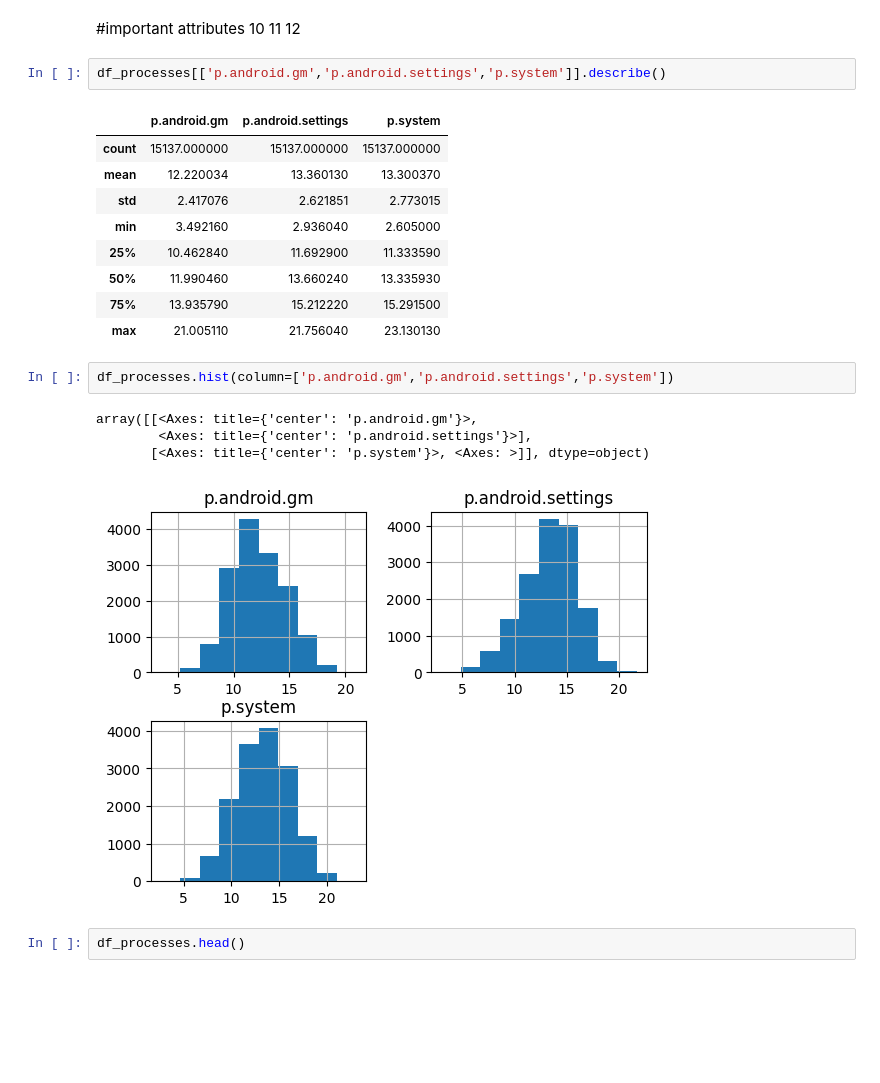
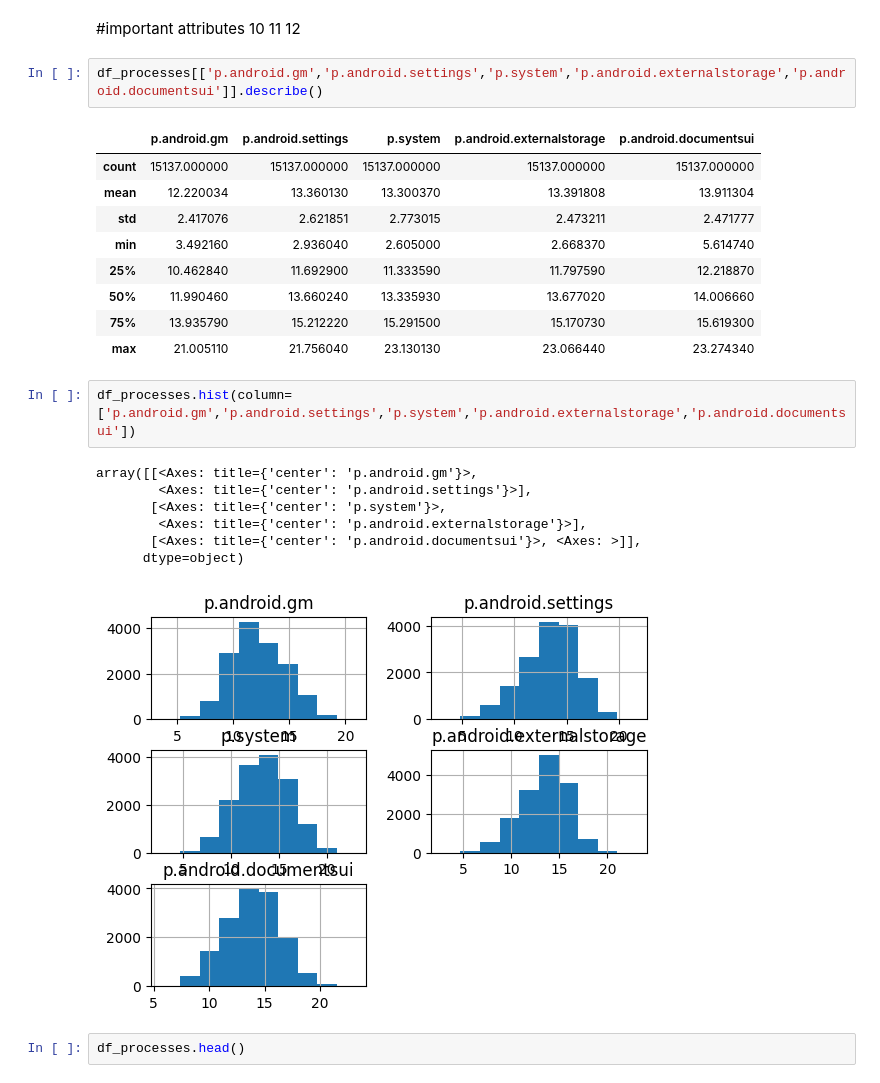
Before and after one commit to tomasswaier/IAU_project, a Jupyter notebook: 1partialcompletion.ipynb, the cells around one changed output. Drawn from its saved outputs; the diff is of its cells as text; blank space fills up the shorter version.

```diff
--- a/1partialcompletion.ipynb
+++ b/1partialcompletion.ipynb
@@ -226,24 +236,27 @@ array([[<Axes: title={'center': 'c.dogalize'}>,
 # %% [markdown]
 #important attributes 10 11 12
 # %%
-df_processes[['p.android.gm','p.android.settings','p.system']].describe()
+df_processes[['p.android.gm','p.android.settings','p.system','p.android.externalstorage','p.android.documentsui']].describe()
 # %% [output]
-|  | p.android.gm | p.android.settings | p.system |
-| count | 15137.000000 | 15137.000000 | 15137.000000 |
-| mean | 12.220034 | 13.360130 | 13.300370 |
-| std | 2.417076 | 2.621851 | 2.773015 |
-| min | 3.492160 | 2.936040 | 2.605000 |
-| 25% | 10.462840 | 11.692900 | 11.333590 |
-| 50% | 11.990460 | 13.660240 | 13.335930 |
-| 75% | 13.935790 | 15.212220 | 15.291500 |
-| max | 21.005110 | 21.756040 | 23.130130 |
+|  | p.android.gm | p.android.settings | p.system | p.android.externalstorage | p.android.documentsui |
+| count | 15137.000000 | 15137.000000 | 15137.000000 | 15137.000000 | 15137.000000 |
+| mean | 12.220034 | 13.360130 | 13.300370 | 13.391808 | 13.911304 |
+| std | 2.417076 | 2.621851 | 2.773015 | 2.473211 | 2.471777 |
+| min | 3.492160 | 2.936040 | 2.605000 | 2.668370 | 5.614740 |
+| 25% | 10.462840 | 11.692900 | 11.333590 | 11.797590 | 12.218870 |
+| 50% | 11.990460 | 13.660240 | 13.335930 | 13.677020 | 14.006660 |
+| 75% | 13.935790 | 15.212220 | 15.291500 | 15.170730 | 15.619300 |
+| max | 21.005110 | 21.756040 | 23.130130 | 23.066440 | 23.274340 |
 # %%
-df_processes.hist(column=['p.android.gm','p.android.settings','p.system'])
+df_processes.hist(column=['p.android.gm','p.android.settings','p.system','p.android.externalstorage','p.android.documentsui'])
 # %% [output]
 array([[<Axes: title={'center': 'p.android.gm'}>,
         <Axes: title={'center': 'p.android.settings'}>],
-       [<Axes: title={'center': 'p.system'}>, <Axes: >]], dtype=object)
+       [<Axes: title={'center': 'p.system'}>,
+        <Axes: title={'center': 'p.android.externalstorage'}>],
+       [<Axes: title={'center': 'p.android.documentsui'}>, <Axes: >]],
+      dtype=object)
-[figure, old version]
+[figure, new version]
 # %%
 df_processes.head()
 # %% [output]
```
Also changed, not shown: parts of 28 cells of this notebook, 1 other file.
